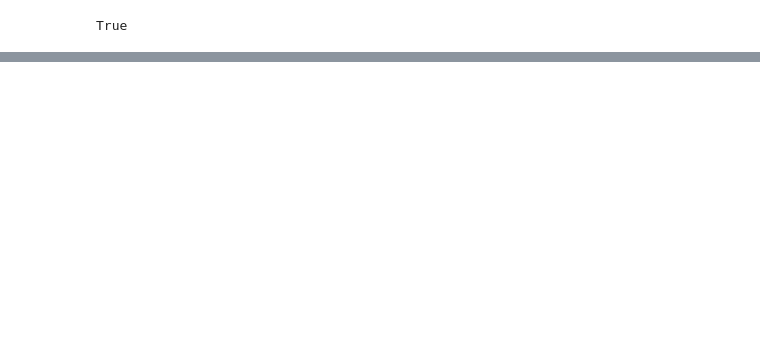
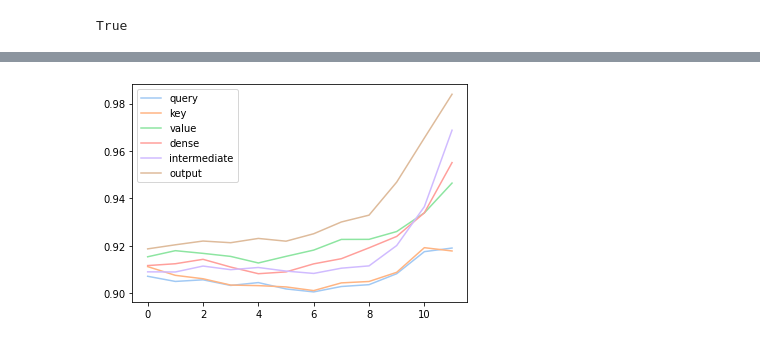
Before and after one commit to mariomeissner/shortcut-pruning, a Jupyter notebook: notebooks/pruning_analysis.ipynb, the cells around one changed output, grey strips where cells are left out. Cells and saved outputs as stored; diff of their text form; code cells hidden in the pictures; blank space fills up the shorter version.

```diff
--- a/notebooks/pruning_analysis.ipynb
+++ b/notebooks/pruning_analysis.ipynb
@@ -24,0 +32,3 @@ from nn_pruning.modules.masked_nn import MaskedLinear
+# %%
+model = PruningTransformer.load_from_checkpoint(model_path)
+model.eval();
@@ -25,3 +39,4 @@ from nn_pruning.modules.masked_nn import MaskedLinear
 # %%
-model = PruningTransformer.load_from_checkpoint("/remote/csifs1/disk0/meissner/shortcut-pruning/experiments/pruning/vanilla_then_prune/runs/2022-05-24/11-35-12/checkpoints/last.ckpt").eval()
+original_model = SequenceClassificationTransformer.load_from_checkpoint("/remote/csifs1/disk0/meissner/shortcut-pruning/experiments/baselines/bert/mnli/multiruns/2022-04-18/13-07-56/4/checkpoints/last.ckpt")
+original_model.eval();
 # %% [output]
@@ -55,0 +83,6 @@ True
+# %%
+modules = {}; masks = {}
+for name, module in model.named_modules():
+    if type(module) == MaskedLinear:
+        modules[name] = module
+        masks[name] = module.mask_module(module.weight, 0.1).detach().numpy()
@@ -55,0 +94,20 @@ True
+# %%
+sparsities = defaultdict(list)
+for key in masks:
+    components = key.split(".")
+    layer_num = components[3]
+    if components[4] == "attention":
+        layer_type = components[6]
+    else:
+        layer_type = components[4]
+    mask = masks[key]
+    sparsity = np.mean(mask).item()
+    sparsities[layer_type].append(sparsity)
+# %%
+for name in sparsities:
+    plt.plot(sparsities[name], label=name)
+plt.legend()
+plt.savefig("sparsity.pdf", format="pdf")
+plt.show()
+# %% [output]
+[figure, added]
```
Also changed, not shown: parts of 30 cells of this notebook, 10 other files.
